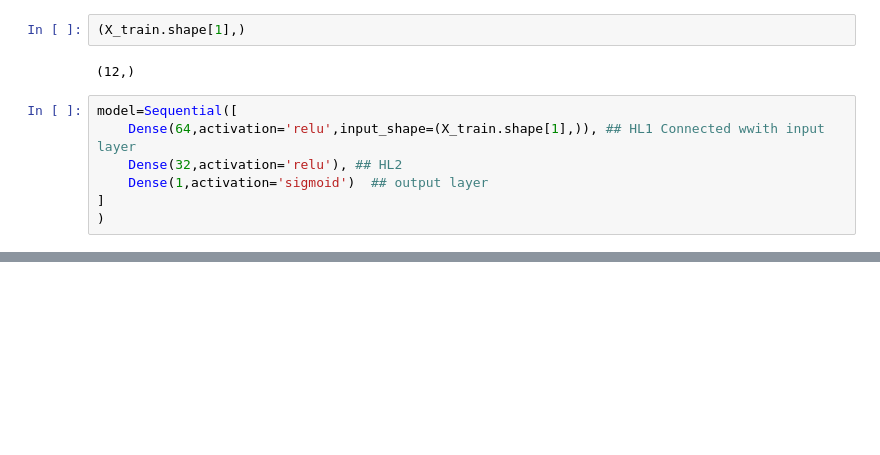
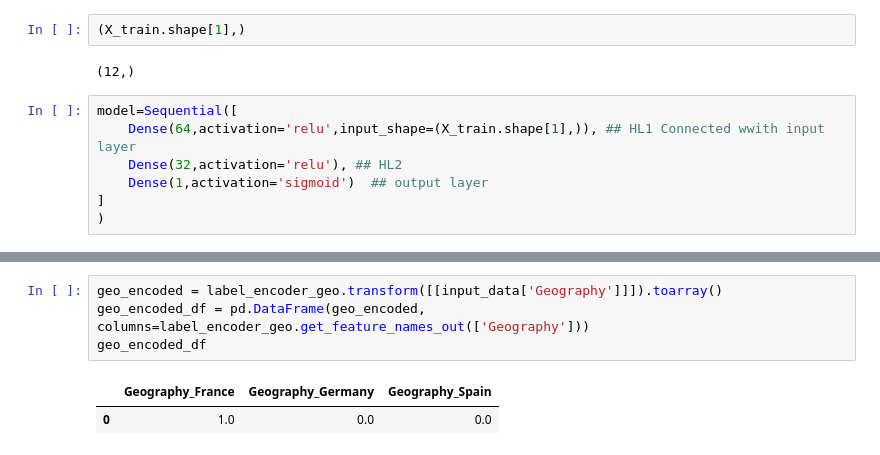
Before and after one commit to SAI-KRISHNA07/Customer-Churn-Prediction-using-ANN, a Jupyter notebook: ann.ipynb, the cells around one changed output, grey strips where cells are left out. Cells and saved outputs as stored; diff of their text form; blank space fills up the shorter version.

```diff
--- a/ann.ipynb
+++ b/ann.ipynb
@@ -120,0 +219,7 @@ model.summary()
+# %%
+geo_encoded = label_encoder_geo.transform([[input_data['Geography']]]).toarray()
+geo_encoded_df = pd.DataFrame(geo_encoded, columns=label_encoder_geo.get_feature_names_out(['Geography']))
+geo_encoded_df
+# %% [output]
+|  | Geography_France | Geography_Germany | Geography_Spain |
+| 0 | 1.0 | 0.0 | 0.0 |
```
Also changed, not shown: parts of 25 cells of this notebook.
